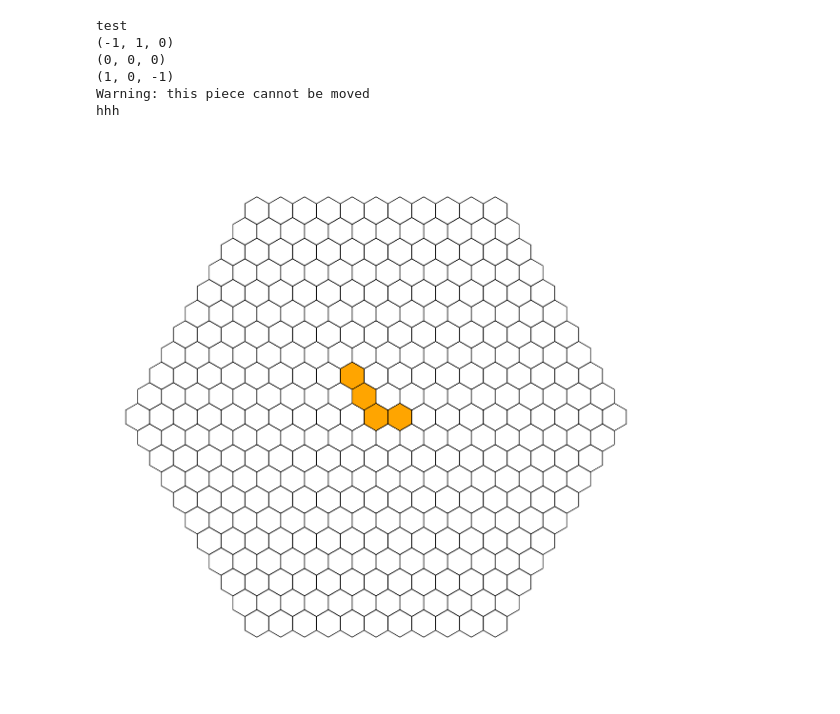
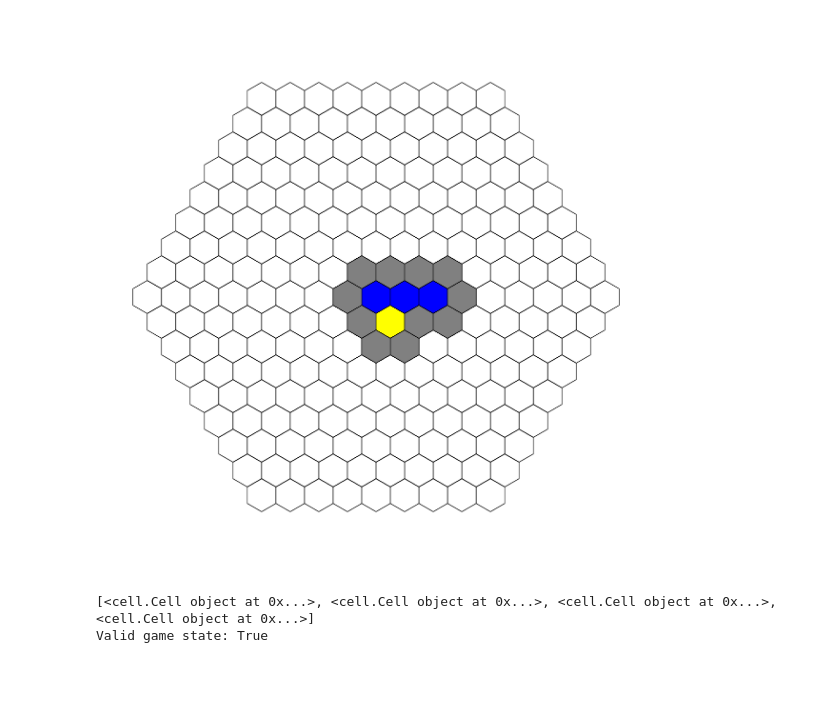
Before and after one commit to otheiner/hive_game, a Jupyter notebook: development_notebook.ipynb, the cells around one changed output. Saved outputs shown, nothing was run; the diff lists cells and outputs as text; code cells hidden in the pictures; blank space fills up the shorter version.

Commit message:
Before separating GUI - working state

```diff
--- a/development_notebook.ipynb
+++ b/development_notebook.ipynb
@@ -273,57 +273,53 @@
 # %%
 import importlib
 import sys
 sys.path.append("src")
 
 import board
 import cell
 import piece
 import game_engine
 importlib.reload(board)
 importlib.reload(cell)
 importlib.reload(piece)
 importlib.reload(game_engine)
 from board import Board
 from cell import Cell
 from piece import Piece, Ant
 from game_engine import Game
 
-board_halfwidth_t = 10
-cell_size_t = 1
-canvas_size_t = 40
+board_halfwidth_t = 8
+cell_size_t = 1.5
+canvas_size_t = 50
 
 g = Game(board_halfwidth_t, cell_size=cell_size_t, canvas_size=canvas_size_t)
 
 c1 = Cell(0,0,0)
-c2 = Cell(-2,+2,0)
-c3 = Cell(1,+0,-1)
-c4 = Cell(-1,1,0)
-ant = Ant()
-#b = Board(board_halfwidth_t, 0.5, canvas_size= 3000)
-#b.draw_cells(c1.get_neighbours(), fill_color='red')
-#b.draw_cell(c1, fill_color='green')
-g.place_piece(c1,piece_value=1)
-g.place_piece(c3,piece_value=1)
-g.place_piece(c2,piece_value=1)
-g.place_piece(c4, piece_value=1)
-#g.board.place_piece(c5,piece_value=1)
-#g.board.place_piece(c4,piece_value=1)
-#g.draw_board()
-#g.draw_cells(g.get_outer_border(), fill_color='red')
-#g.place_piece(c4,piece_value=1)
-#g.draw_cells(g.get_outer_border(), fill_color='grey')
-g.draw_cells(ant.get_allowed_moves(c2,g), fill_color='blue')
+c2 = Cell(1,+0,-1)
+c3 = Cell(2,0,- 2)
+c4 = Cell(1,-1,0)
+c5 = Cell(3,-1,-2)
+c6 = Cell(-2,0,+2)
+
+ant1=Piece(Piece.PieceType.ANT)
+ant2=Piece(Piece.PieceType.ANT)
+ant3=Piece(Piece.PieceType.ANT)
+queen=Piece(Piece.PieceType.QUEEN)
+
+g.place_piece(c1,ant1)
+g.place_piece(c2,ant2)
+g.place_piece(c3,ant3)
+g.place_piece(c4,queen)
+
+#g.move_piece(c1,c5,ant1)
+#g.move_piece(c2,c6,ant2)
 g.draw_board()
-#g.board.draw_cells(b.get_outer_border(), fill_color='grey')
-print("hhh")
-#g.print_cells(g.get_occupied_neighbours(c1))
-#g.board.show_board()
-#g.is_valid_state()
+#g.draw_cells(g.get_occupied_cells(), fill_color='red')
+g.draw_cells(g.get_outer_border(), fill_color='grey')
+g.show_canvas()
+print(f"Valid game state: {g.is_valid_state()}")
+#print(f"Piece is movable: {g.piece_movable(c4,queen)}")
 # %% [output]
+[figure, new version]
-test
-(-1, 1, 0)
-(0, 0, 0)
-(1, 0, -1)
-Warning: this piece cannot be moved
-hhh
+[<cell.Cell object at 0x...>, <cell.Cell object at 0x...>, <cell.Cell object at 0x...>, <cell.Cell object at 0x...>]
+Valid game state: True
-[figure, old version]
```
Also changed, not shown: 5 other files.
